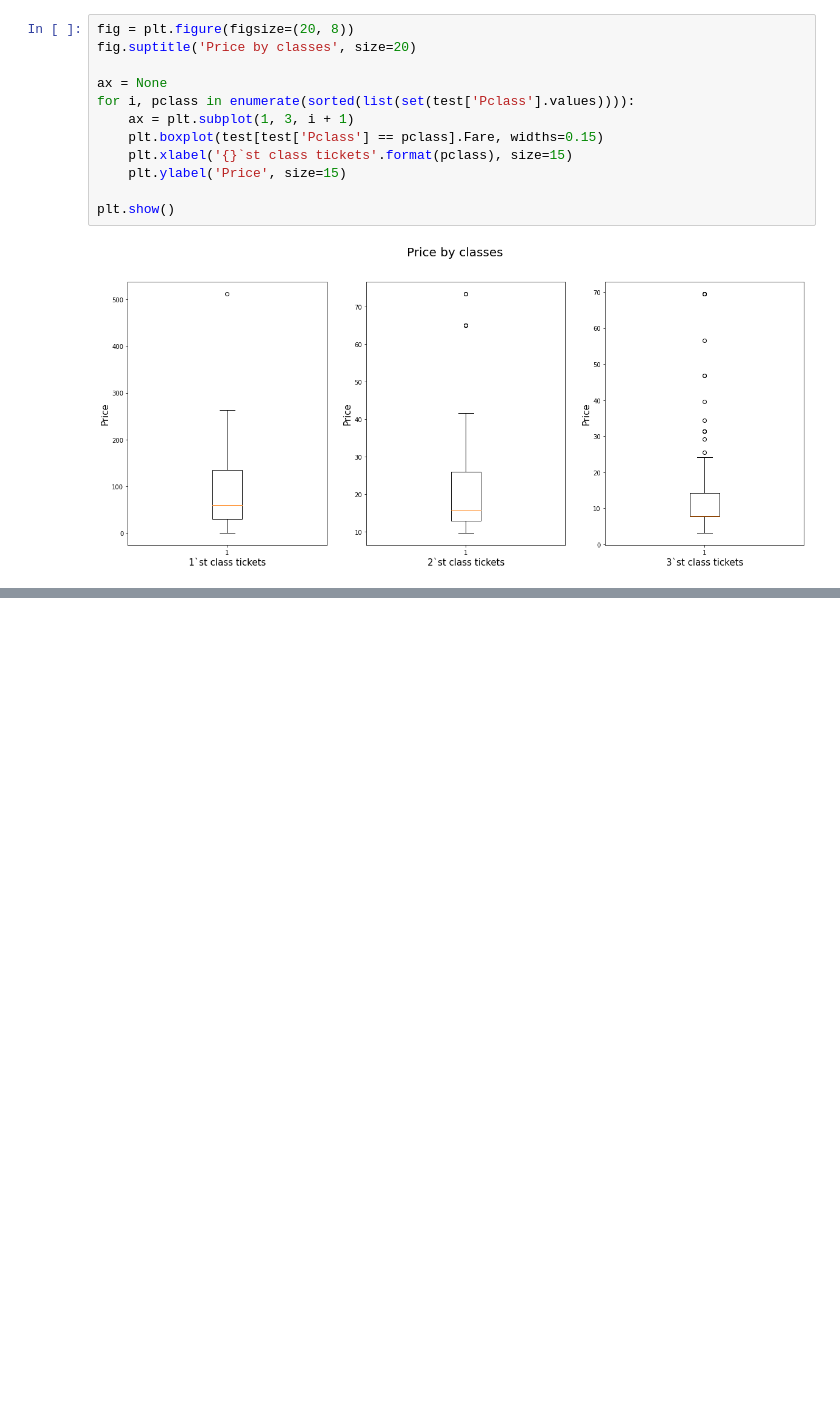
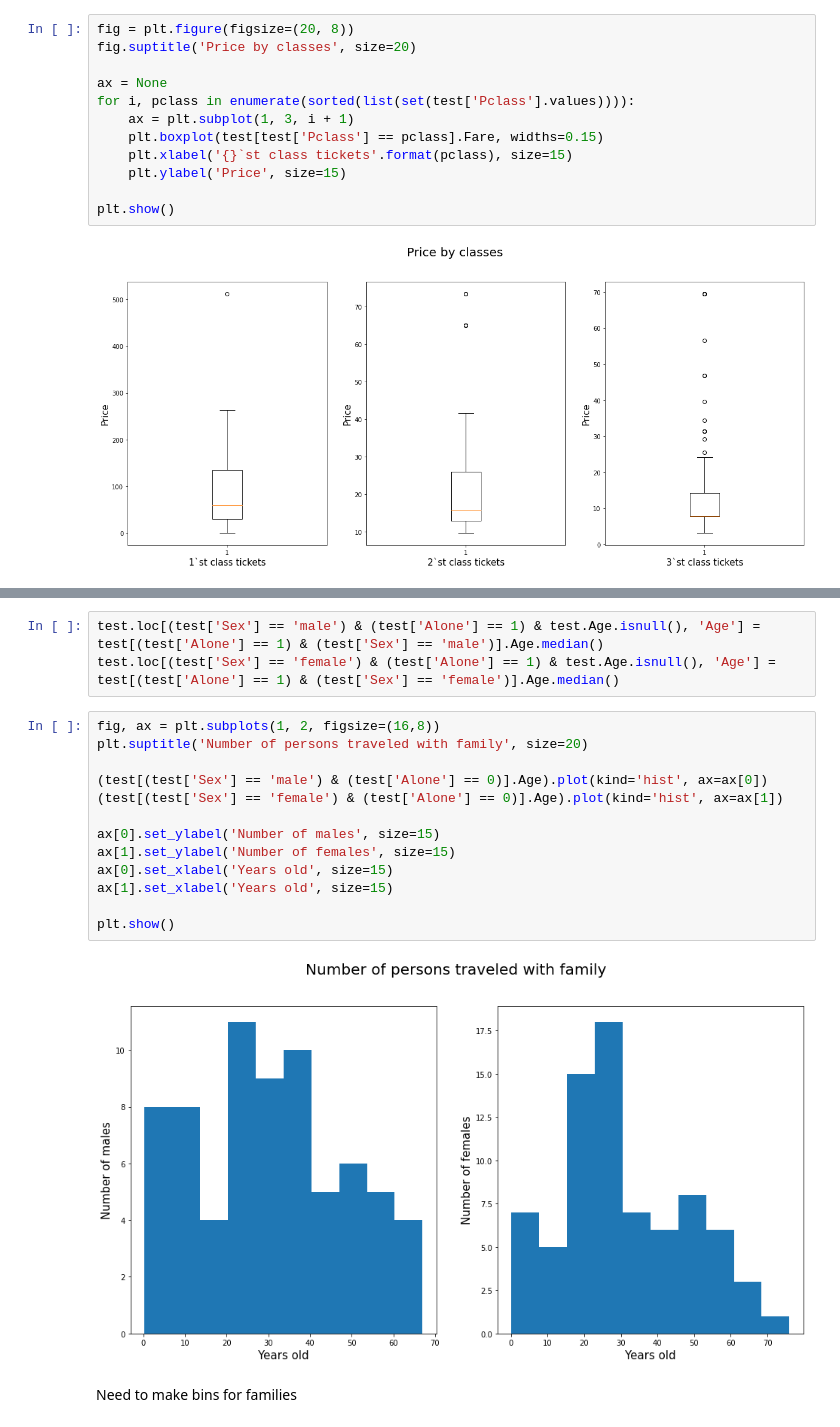
Before and after one commit to maltsev-ea/Titanic_ML_from_disaster, a Jupyter notebook: Baseline.ipynb, the cells around one changed output, grey strips where cells are left out. Saved outputs shown, nothing was run; the diff lists cells and outputs as text; blank space fills up the shorter version.

```diff
--- a/Baseline.ipynb
+++ b/Baseline.ipynb
@@ -324,0 +384,20 @@ plt.show()
+# %%
+test.loc[(test['Sex'] == 'male') & (test['Alone'] == 1) & test.Age.isnull(), 'Age'] = test[(test['Alone'] == 1) & (test['Sex'] == 'male')].Age.median()
+test.loc[(test['Sex'] == 'female') & (test['Alone'] == 1) & test.Age.isnull(), 'Age'] = test[(test['Alone'] == 1) & (test['Sex'] == 'female')].Age.median()
+# %%
+fig, ax = plt.subplots(1, 2, figsize=(16,8))
+plt.suptitle('Number of persons traveled with family', size=20)
+
+(test[(test['Sex'] == 'male') & (test['Alone'] == 0)].Age).plot(kind='hist', ax=ax[0])
+(test[(test['Sex'] == 'female') & (test['Alone'] == 0)].Age).plot(kind='hist', ax=ax[1])
+
+ax[0].set_ylabel('Number of males', size=15)
+ax[1].set_ylabel('Number of females', size=15)
+ax[0].set_xlabel('Years old', size=15)
+ax[1].set_xlabel('Years old', size=15)
+
+plt.show()
+# %% [output]
+[figure, added]
+# %% [markdown]
+Need to make bins for families
```
Also changed, not shown: parts of 16 cells of this notebook.
